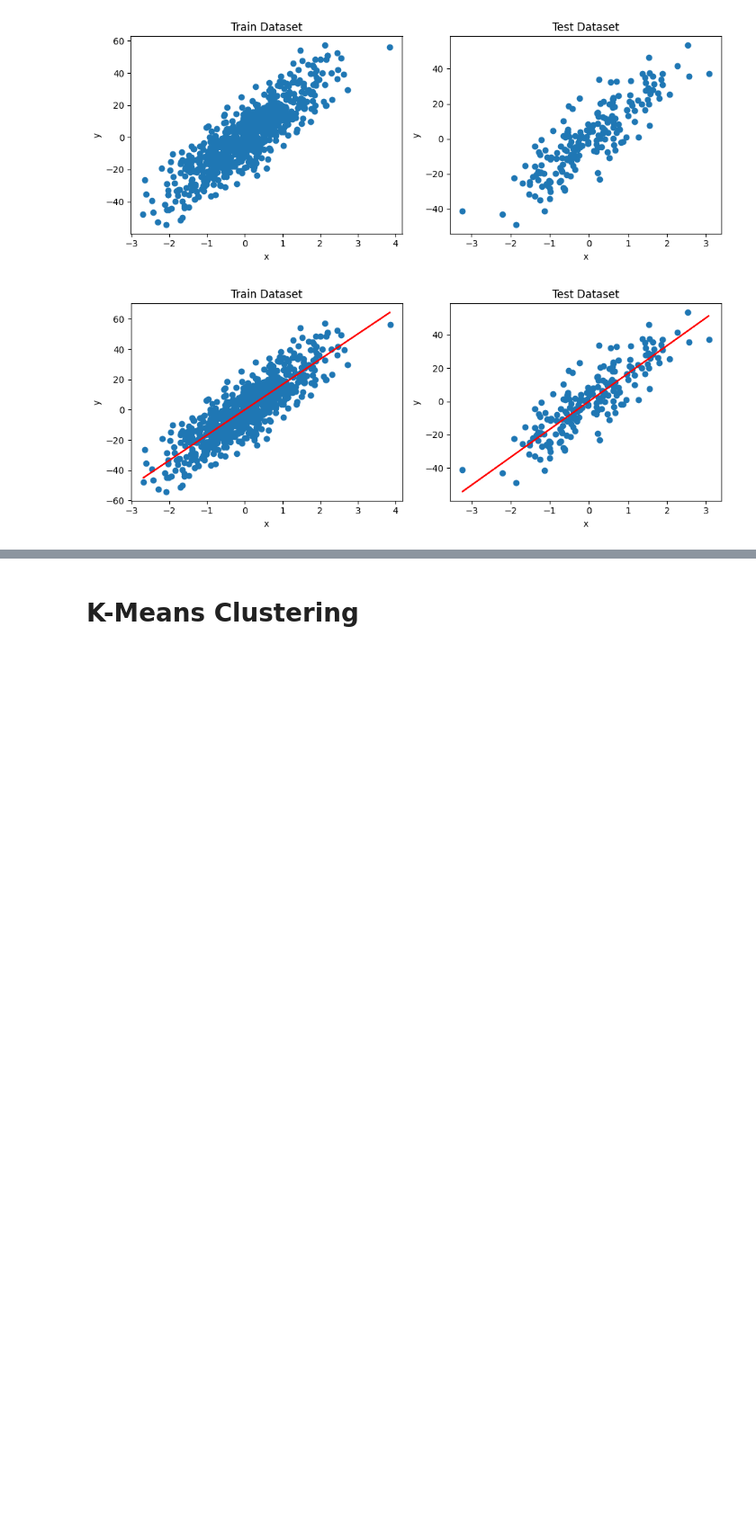
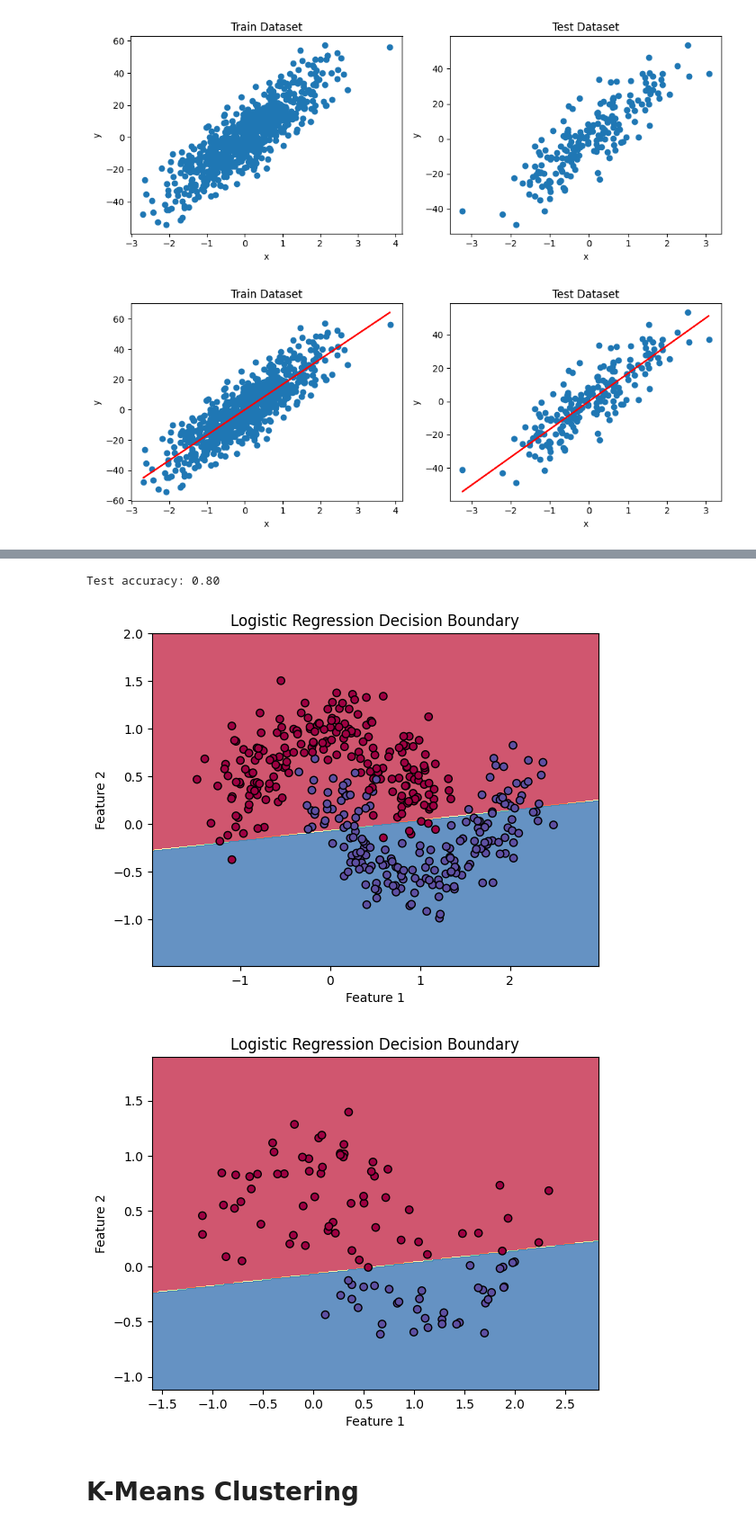
Before and after one commit to ashishvinodkumar/InterviewPrep, a Jupyter notebook: 02_ML_Review.ipynb, the cells around one changed output, grey strips where cells are left out. Shown: that part at 90% size. Drawn from its saved outputs; the diff is of its cells as text; code cells hidden in the pictures; blank space fills up the shorter version.

Commit message:
Add Logistic Regression

```diff
--- a/02_ML_Review.ipynb
+++ b/02_ML_Review.ipynb
@@ -263,3 +465,38 @@ plt.show()
+# %%
+model = Logistic_regression()
+w_init = np.zeros(X.shape[1] + 1)  # +1 for bias term
+model.fit(X_train, y_train, w_init=w_init, lr=1e04, verbose=False)
+
+# Step 4: Predict on test data
+y_pred = model.predict(X_test)
+accuracy = np.mean(y_pred == y_test)
+print(f"Test accuracy: {accuracy:.2f}")
+# %% [output]
+Test accuracy: 0.80
+# %%
+def plot_decision_boundary(model, X, y, title="Decision Boundary"):
+    h = 0.01
+    x_min, x_max = X[:, 0].min() - 0.5, X[:, 0].max() + 0.5
+    y_min, y_max = X[:, 1].min() - 0.5, X[:, 1].max() + 0.5
+    xx, yy = np.meshgrid(np.arange(x_min, x_max, h),
+                         np.arange(y_min, y_max, h))
+    grid = np.c_[xx.ravel(), yy.ravel()]
+    Z = model.predict(grid)
+    Z = Z.reshape(xx.shape)
+
+    plt.contourf(xx, yy, Z, cmap=plt.cm.Spectral, alpha=0.8)
+    plt.scatter(X[:, 0], X[:, 1], c=y, edgecolors='k', cmap=plt.cm.Spectral)
+    plt.title(title)
+    plt.xlabel("Feature 1")
+    plt.ylabel("Feature 2")
+    plt.show()
+
+# Plot decision boundary on training data
+plot_decision_boundary(model, X_train, y_train, title="Logistic Regression Decision Boundary")
+plot_decision_boundary(model, X_test, y_pred, title="Logistic Regression Decision Boundary")
+# %% [output]
+[figure, added]
+[figure, added]
 # %% [markdown]
 # K-Means Clustering
 # %% [markdown]
```
Also changed, not shown: parts of 15 cells of this notebook, 1 other file.
